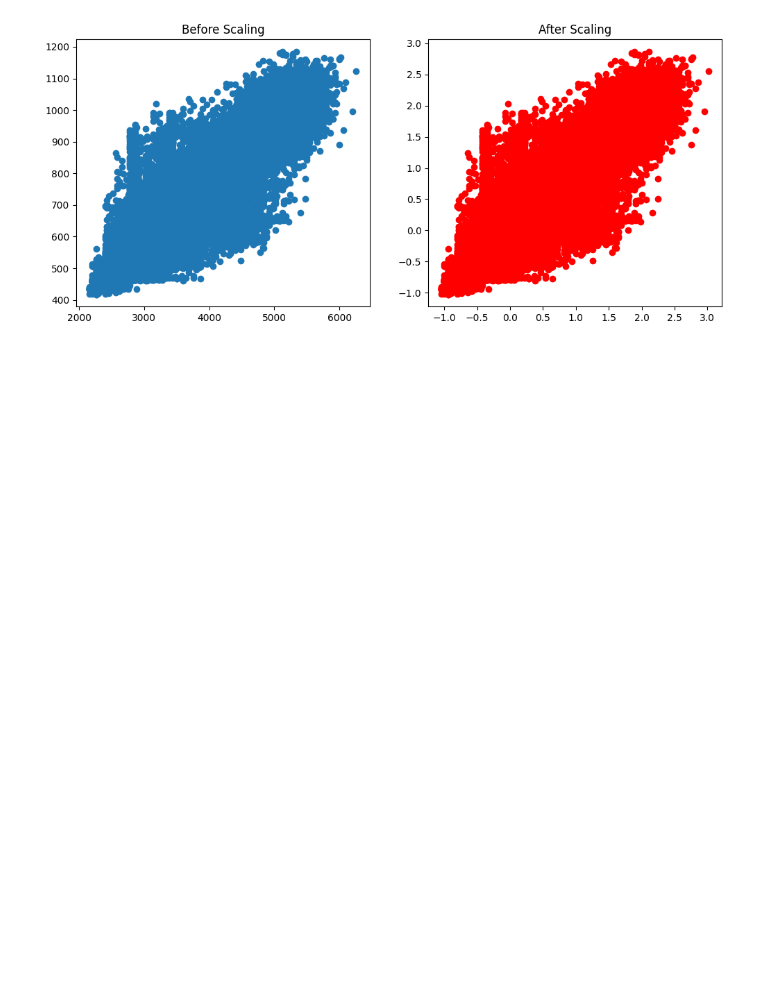
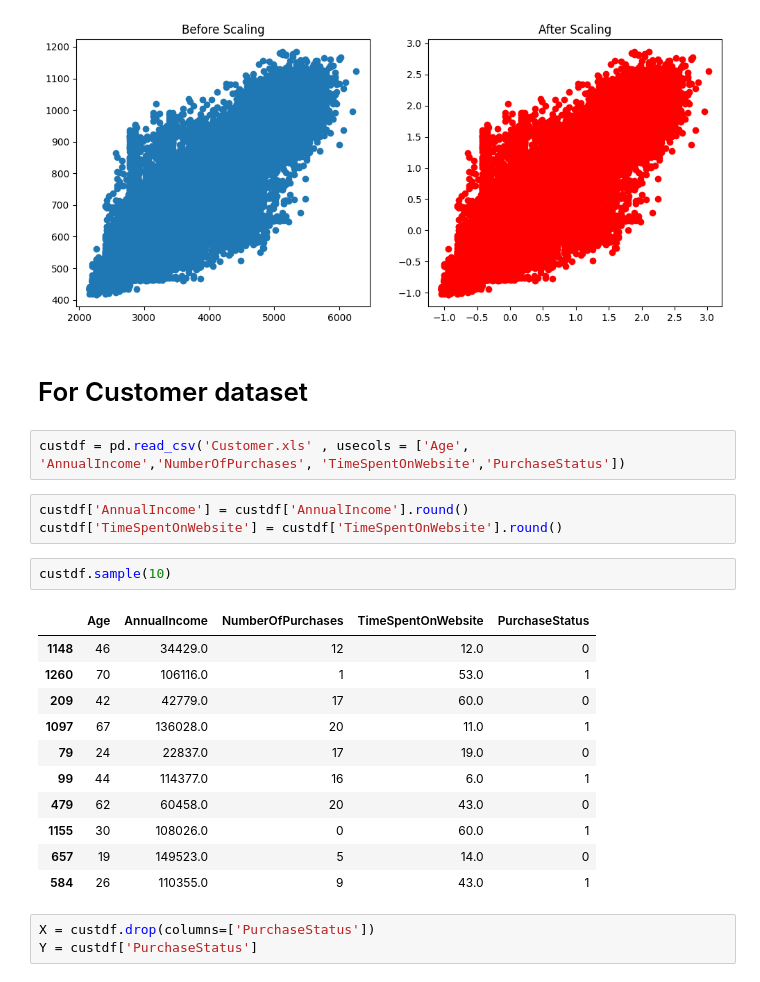
Before and after one commit to imtufail/Machine-Learning-, a Jupyter notebook: Feature Scaling /Standardization.ipynb, the cells around one changed output. Drawn from its saved outputs; the diff is of its cells as text; blank space fills up the shorter version.

```diff
--- a/Feature Scaling /Standardization.ipynb
+++ b/Feature Scaling /Standardization.ipynb
@@ -291,3 +291,27 @@ ax2.set_title("After Scaling")
 plt.show()
 # %% [output]
 [figure]
+# %% [markdown]
+# For Customer dataset
+# %%
+custdf = pd.read_csv('Customer.xls' , usecols = ['Age', 'AnnualIncome','NumberOfPurchases', 'TimeSpentOnWebsite','PurchaseStatus'])
+# %%
+custdf['AnnualIncome'] = custdf['AnnualIncome'].round()
+custdf['TimeSpentOnWebsite'] = custdf['TimeSpentOnWebsite'].round()
+# %%
+custdf.sample(10)
+# %% [output]
+|  | Age | AnnualIncome | NumberOfPurchases | TimeSpentOnWebsite | PurchaseStatus |
+| 1148 | 46 | 34429.0 | 12 | 12.0 | 0 |
+| 1260 | 70 | 106116.0 | 1 | 53.0 | 1 |
+| 209 | 42 | 42779.0 | 17 | 60.0 | 0 |
+| 1097 | 67 | 136028.0 | 20 | 11.0 | 1 |
+| 79 | 24 | 22837.0 | 17 | 19.0 | 0 |
+| 99 | 44 | 114377.0 | 16 | 6.0 | 1 |
+| 479 | 62 | 60458.0 | 20 | 43.0 | 0 |
+| 1155 | 30 | 108026.0 | 0 | 60.0 | 1 |
+| 657 | 19 | 149523.0 | 5 | 14.0 | 0 |
+| 584 | 26 | 110355.0 | 9 | 43.0 | 1 |
+# %%
+X = custdf.drop(columns=['PurchaseStatus'])
+Y = custdf['PurchaseStatus']
```
Also changed, not shown: parts of 17 cells of this notebook.
